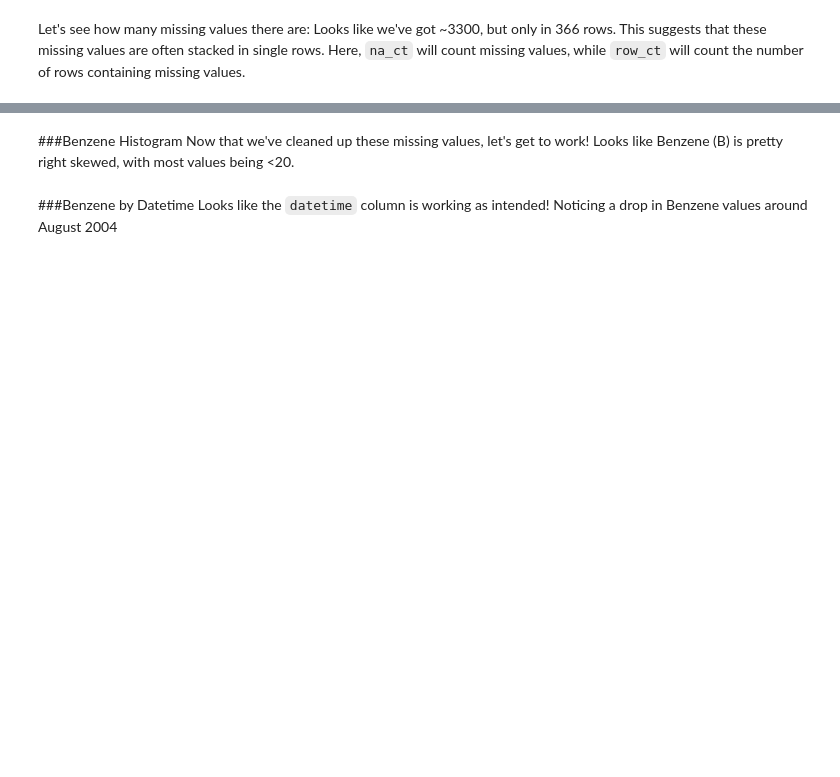
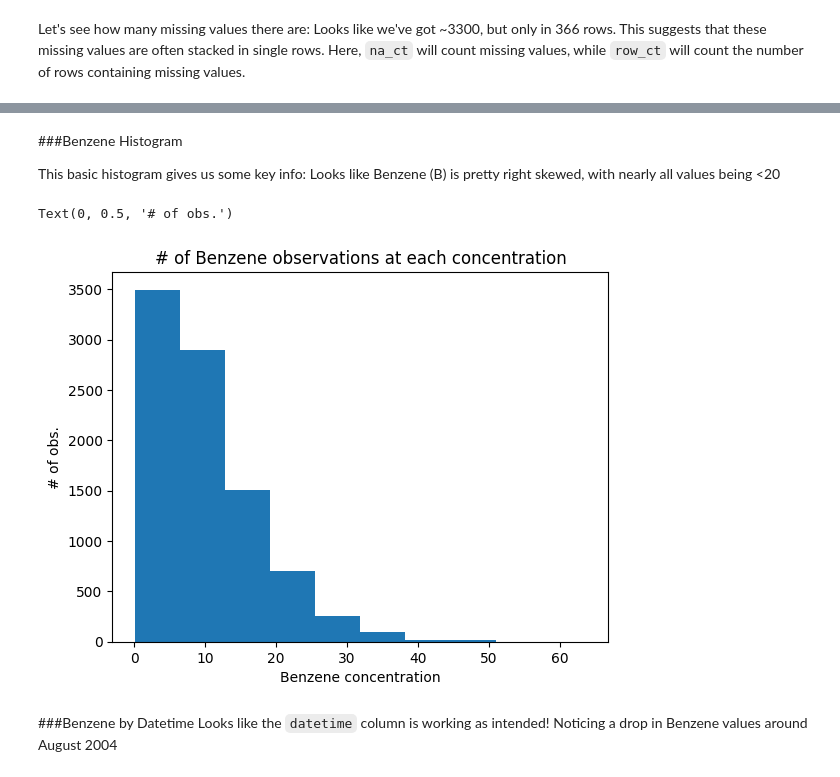
Before and after one commit to tort-cam/ST-554-P1, a Jupyter notebook: Task2/ST554Proj1EDA.ipynb, the cells around one changed output, grey strips where cells are left out. Drawn from its saved outputs; the diff is of its cells as text; code cells hidden in the pictures; blank space fills up the shorter version.

```diff
--- a/Task2/ST554Proj1EDA.ipynb
+++ b/Task2/ST554Proj1EDA.ipynb
@@ -116,3 +179,4 @@ aqf = aqf.drop("DTtemp", axis = 1)
 # %% [markdown]
 ###Benzene Histogram
-Now that we've cleaned up these missing values, let's get to work! Looks like Benzene (B) is pretty right skewed, with most values being <20.
+
+This basic histogram gives us some key info: Looks like Benzene (B) is pretty right skewed, with nearly all values being <20
@@ -121,3 +183,11 @@ plt.hist(aqf["B"])
+# %%
+plt.hist(aqf["B"])
+plt.title("# of Benzene observations at each concentration")
+plt.xlabel("Benzene concentration")
+plt.ylabel("# of obs.")
+# %% [output]
+Text(0, 0.5, '# of obs.')
+[figure, added]
 # %% [markdown]
 ###Benzene by Datetime
 Looks like the `datetime` column is working as intended! Noticing a drop in Benzene values around August 2004
```
Also changed, not shown: parts of 62 cells of this notebook.
